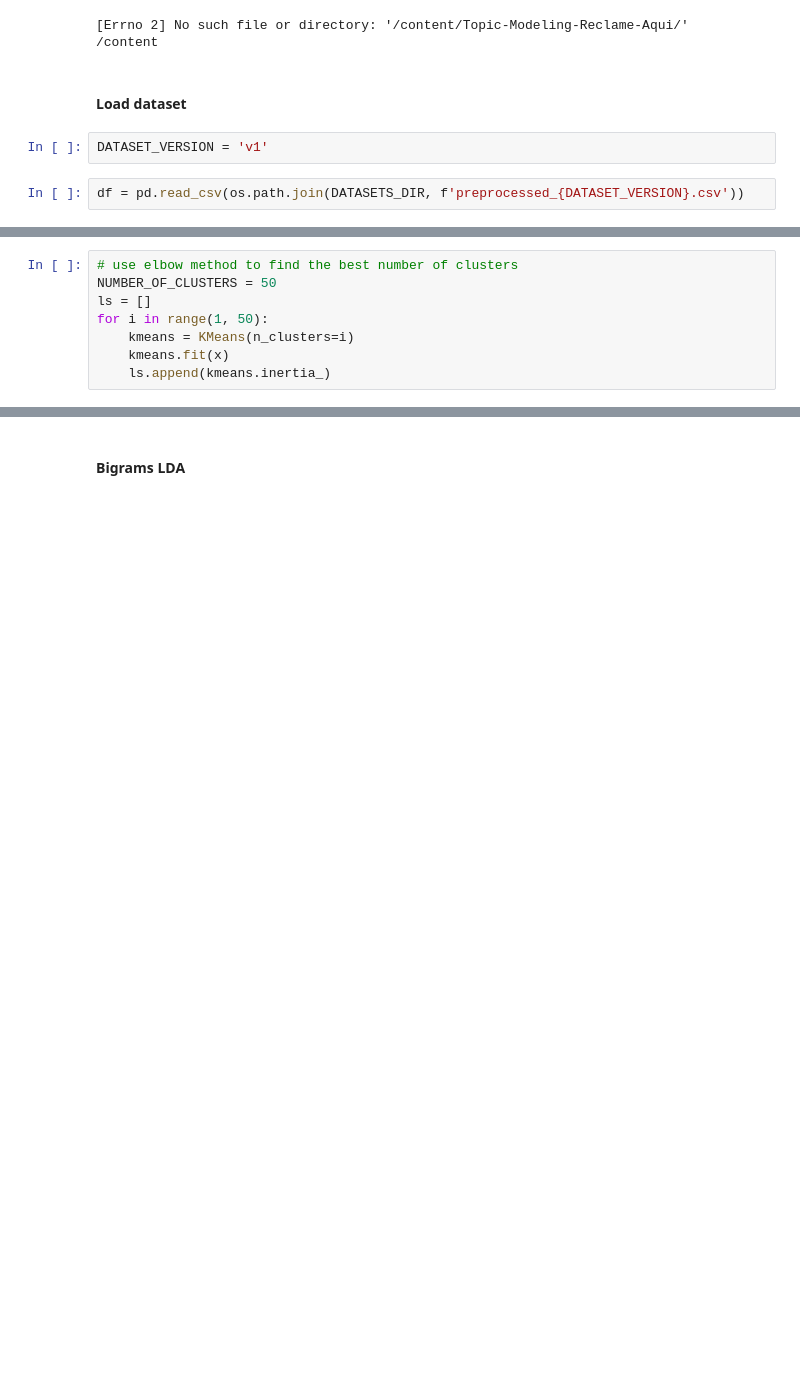
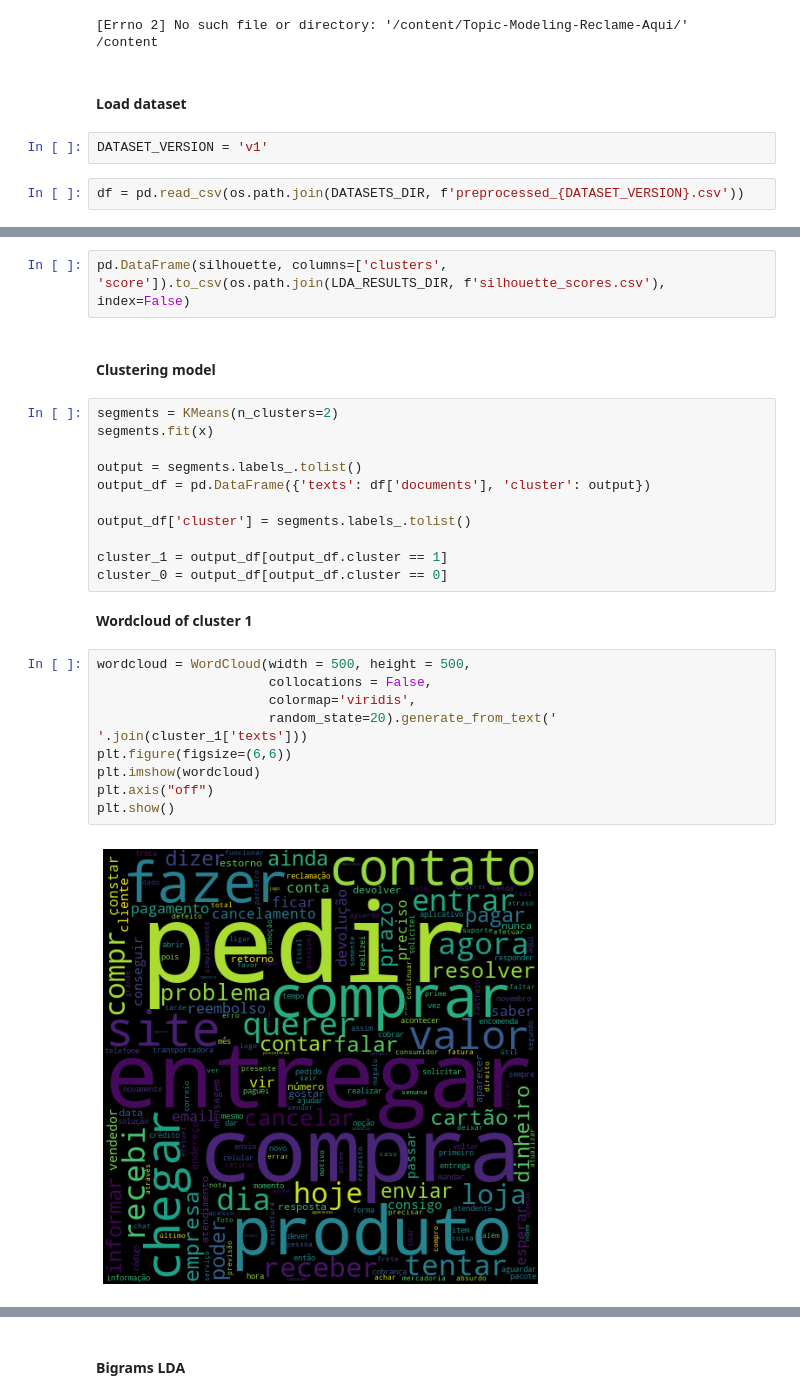
Before and after one commit to mathewsrc/Topic-Modeling-Reclame-Aqui, a Jupyter notebook: Topic_Modeling_Reclame_Aqui_with_LDA.ipynb, the cells around one changed output, grey strips where cells are left out. Drawn from its saved outputs; the diff is of its cells as text; blank space fills up the shorter version.

```diff
--- a/Topic_Modeling_Reclame_Aqui_with_LDA.ipynb
+++ b/Topic_Modeling_Reclame_Aqui_with_LDA.ipynb
@@ -121,9 +115 @@ x = vectorizer.fit_transform(df.documents.values)
-# %%
-# use elbow method to find the best number of clusters
-NUMBER_OF_CLUSTERS = 50
-ls = []
-for i in range(1, 50):
-    kmeans = KMeans(n_clusters=i)
-    kmeans.fit(x)
-    ls.append(kmeans.inertia_)
 # %%
@@ -156,0 +164,28 @@ plt.show()
+# %%
+pd.DataFrame(silhouette, columns=['clusters', 'score']).to_csv(os.path.join(LDA_RESULTS_DIR, f'silhouette_scores.csv'), index=False)
+# %% [markdown]
+#### **Clustering model**
+# %%
+segments = KMeans(n_clusters=2)
+segments.fit(x)
+
+output = segments.labels_.tolist()
+output_df = pd.DataFrame({'texts': df['documents'], 'cluster': output})
+
+output_df['cluster'] = segments.labels_.tolist()
+
+cluster_1 = output_df[output_df.cluster == 1]
+cluster_0 = output_df[output_df.cluster == 0]
+# %% [markdown]
+**Wordcloud of cluster 1**
+# %%
+wordcloud = WordCloud(width = 500, height = 500,
+                      collocations = False,
+                      colormap='viridis',
+                      random_state=20).generate_from_text(' '.join(cluster_1['texts']))
+plt.figure(figsize=(6,6))
+plt.imshow(wordcloud)
+plt.axis("off")
+plt.show()
+# %% [output]
+[figure, added]
```
Also changed, not shown: parts of 41 cells of this notebook.
